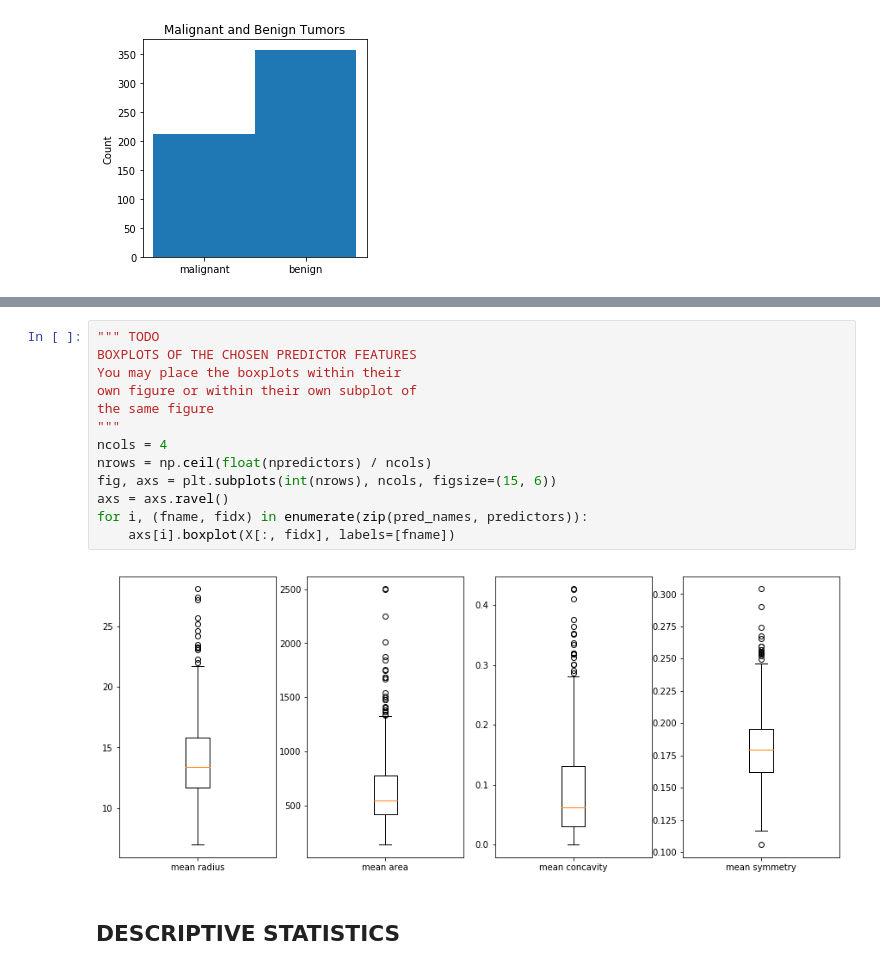
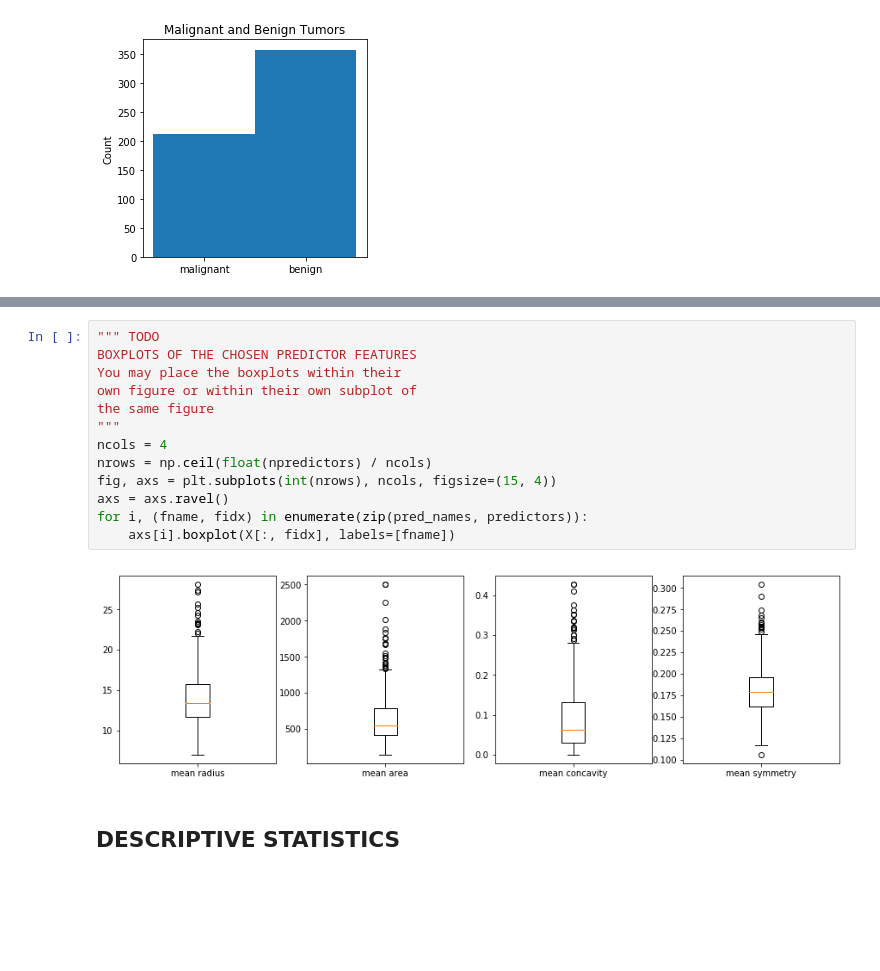
Before and after one commit to MomoSho/ml_practices, a Jupyter notebook: imports/hws/hw1/homework1_sol.ipynb, the cells around one changed output, grey strips where cells are left out. Cells and saved outputs as stored; diff of their text form; blank space fills up the shorter version.

```diff
--- a/imports/hws/hw1/homework1_sol.ipynb
+++ b/imports/hws/hw1/homework1_sol.ipynb
@@ -218,18 +219,18 @@ One can use the `boxplot(data_values, labels=[name])` to generate a boxplot. `da
 # %%
 """ TODO
 BOXPLOTS OF THE CHOSEN PREDICTOR FEATURES
 You may place the boxplots within their
 own figure or within their own subplot of
 the same figure
 """
 ncols = 4
 nrows = np.ceil(float(npredictors) / ncols)
-fig, axs = plt.subplots(int(nrows), ncols, figsize=(15, 6))
+fig, axs = plt.subplots(int(nrows), ncols, figsize=(15, 4))
 axs = axs.ravel()
 for i, (fname, fidx) in enumerate(zip(pred_names, predictors)):
     axs[i].boxplot(X[:, fidx], labels=[fname])
 # %% [output]
-[figure, old version]
+[figure, new version]
 # %% [markdown]
 ## DESCRIPTIVE STATISTICS
 # %%
```
Also changed, not shown: parts of 4 cells of this notebook.
